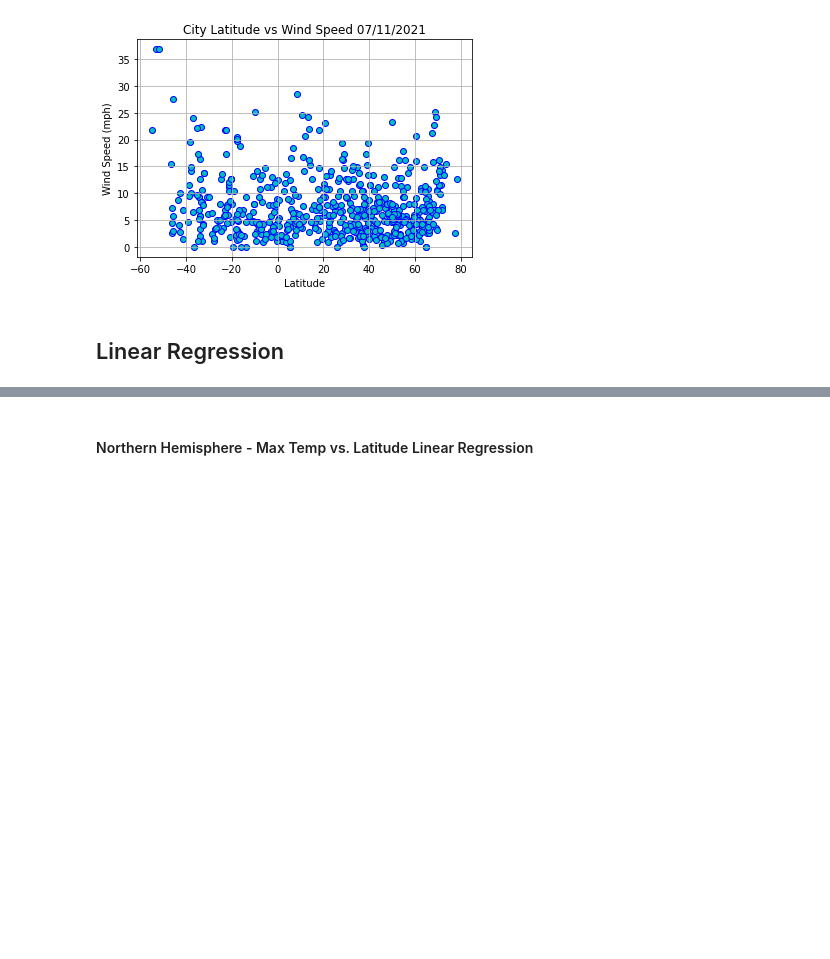
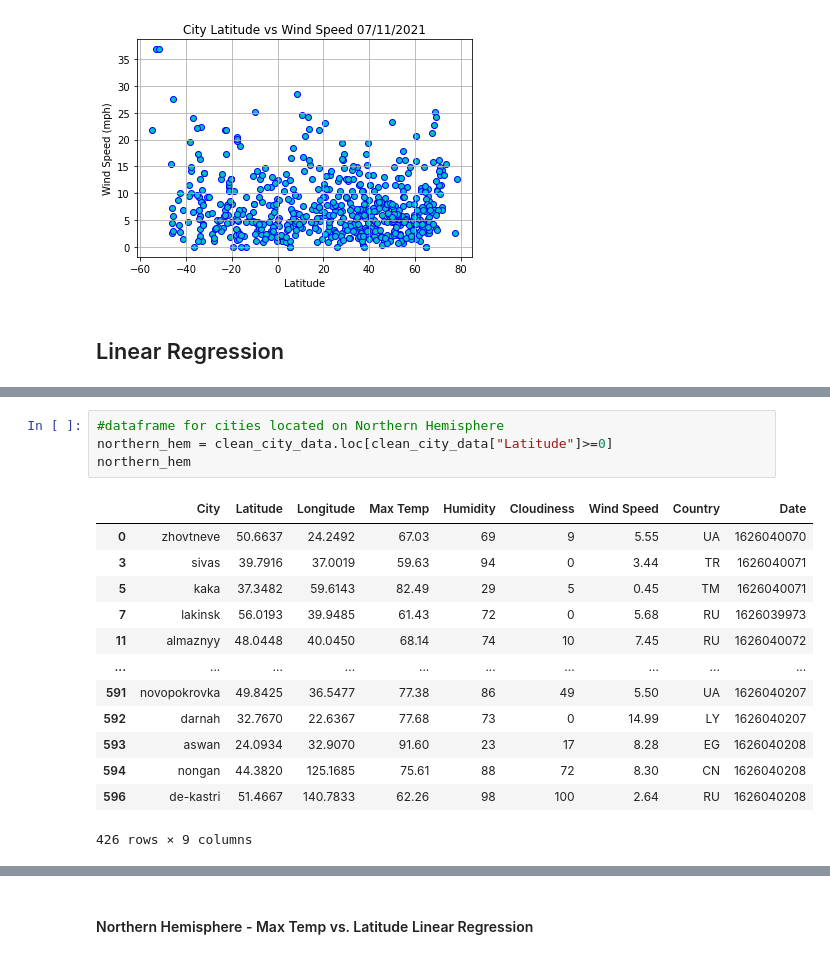
Before and after one commit to DasaSimo/python-api-challenge, a Jupyter notebook: WeatherPy/WeatherPy.ipynb, the cells around one changed output, grey strips where cells are left out. Cells and saved outputs as stored; diff of their text form; blank space fills up the shorter version.

```diff
--- a/WeatherPy/WeatherPy.ipynb
+++ b/WeatherPy/WeatherPy.ipynb
@@ -328,0 +339,18 @@ plt.show()
+# %%
+#dataframe for cities located on Northern Hemisphere
+northern_hem = clean_city_data.loc[clean_city_data["Latitude"]>=0]
+northern_hem
+# %% [output]
+|  | City | Latitude | Longitude | Max Temp | Humidity | Cloudiness | Wind Speed | Country | Date |
+| 0 | zhovtneve | 50.6637 | 24.2492 | 67.03 | 69 | 9 | 5.55 | UA | 1626040070 |
+| 3 | sivas | 39.7916 | 37.0019 | 59.63 | 94 | 0 | 3.44 | TR | 1626040071 |
+| 5 | kaka | 37.3482 | 59.6143 | 82.49 | 29 | 5 | 0.45 | TM | 1626040071 |
+| 7 | lakinsk | 56.0193 | 39.9485 | 61.43 | 72 | 0 | 5.68 | RU | 1626039973 |
+| 11 | almaznyy | 48.0448 | 40.0450 | 68.14 | 74 | 10 | 7.45 | RU | 1626040072 |
+| ... | ... | ... | ... | ... | ... | ... | ... | ... | ... |
+| 591 | novopokrovka | 49.8425 | 36.5477 | 77.38 | 86 | 49 | 5.50 | UA | 1626040207 |
+| 592 | darnah | 32.7670 | 22.6367 | 77.68 | 73 | 0 | 14.99 | LY | 1626040207 |
+| 593 | aswan | 24.0934 | 32.9070 | 91.60 | 23 | 17 | 8.28 | EG | 1626040208 |
+| 594 | nongan | 44.3820 | 125.1685 | 75.61 | 88 | 72 | 8.30 | CN | 1626040208 |
+| 596 | de-kastri | 51.4667 | 140.7833 | 62.26 | 98 | 100 | 2.64 | RU | 1626040208 |
+426 rows × 9 columns
```
Also changed, not shown: parts of 10 cells of this notebook, 2 other files.
